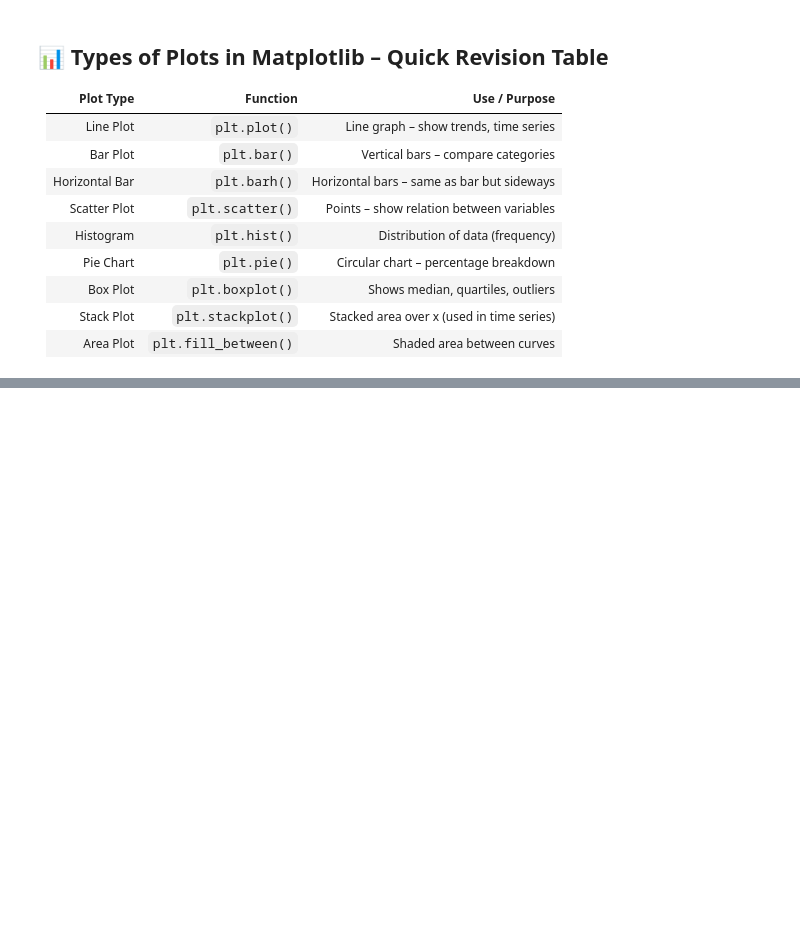
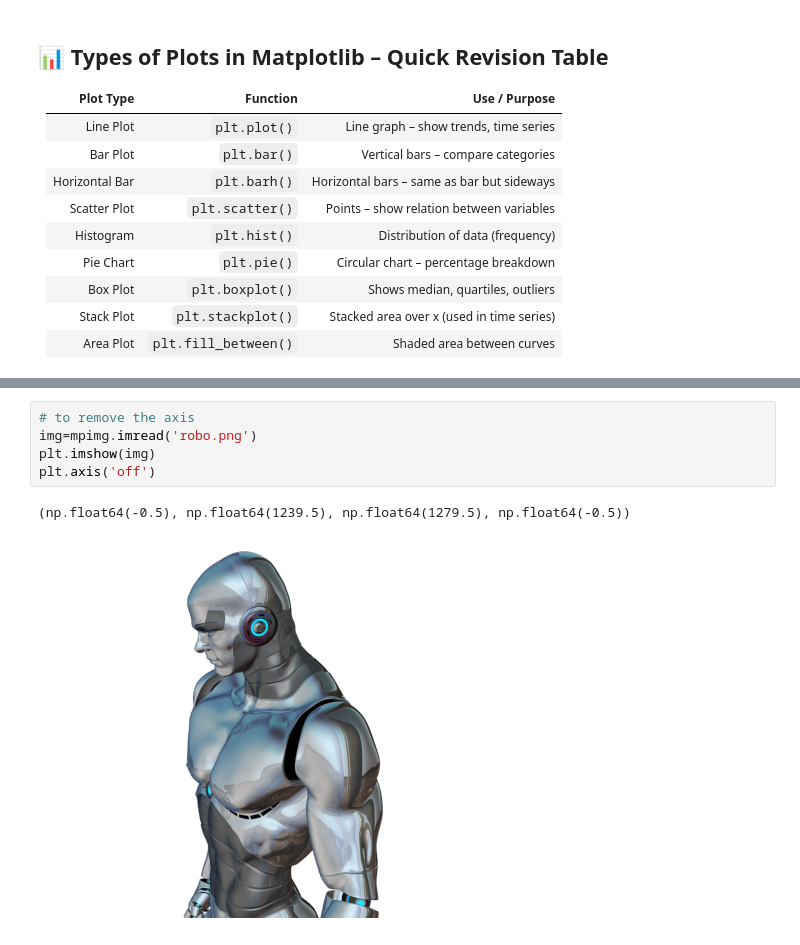
Before and after one commit to himanshu231204/-Data-Visualization-, a Jupyter notebook: MatPlotib.ipynb, the cells around one changed output, grey strips where cells are left out. Cells and saved outputs as stored; diff of their text form; blank space fills up the shorter version.

```diff
--- a/MatPlotib.ipynb
+++ b/MatPlotib.ipynb
@@ -229,0 +286,8 @@ plt.bar(x, y)
+# %%
+# to remove the axis
+img=mpimg.imread('robo.png')
+plt.imshow(img)
+plt.axis('off')
+# %% [output]
+(np.float64(-0.5), np.float64(1239.5), np.float64(1279.5), np.float64(-0.5))
+[figure, added]
```
Also changed, not shown: parts of 17 cells of this notebook, 2 other files.
